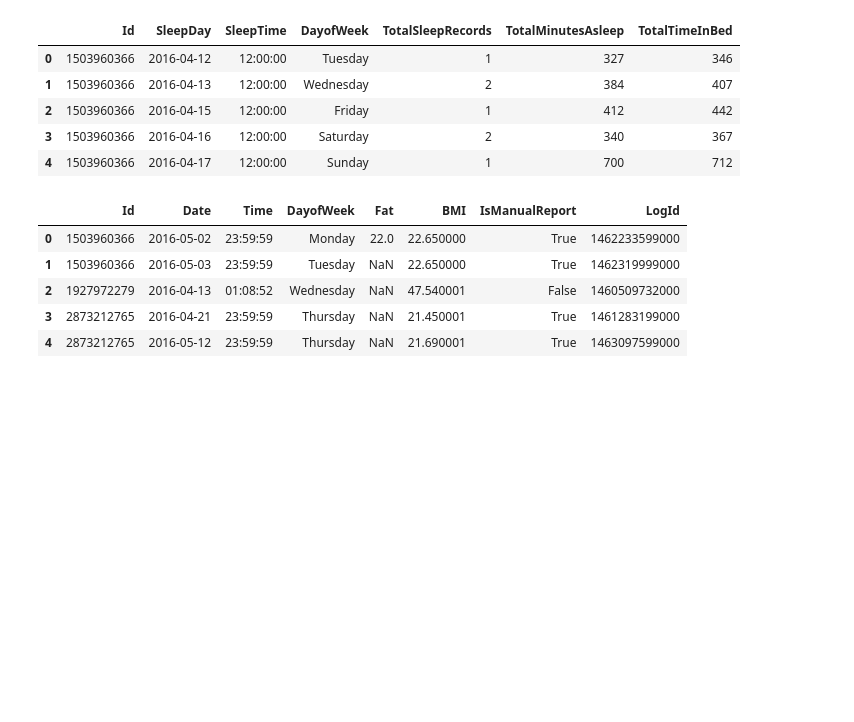
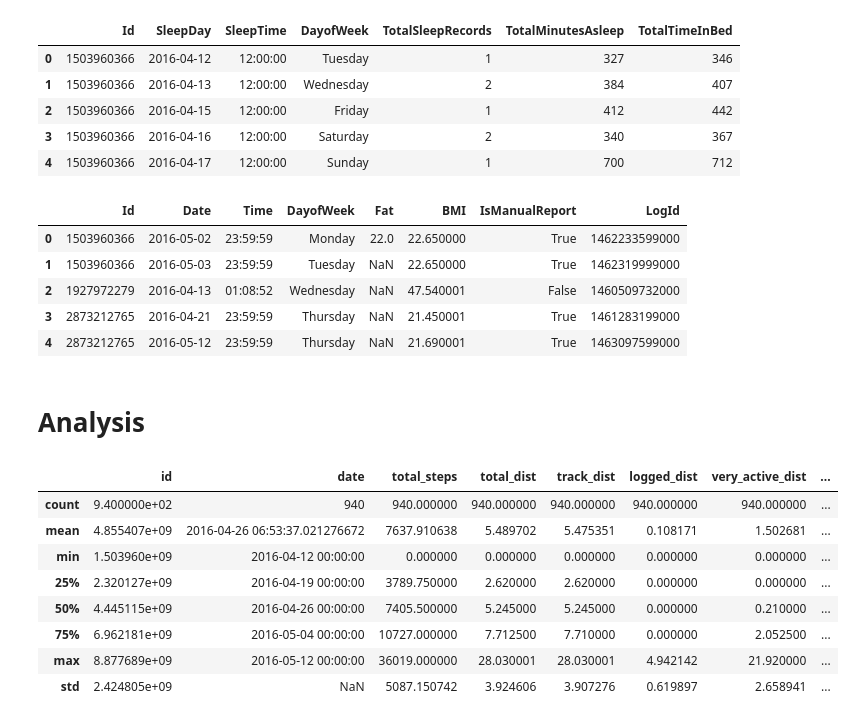
Before and after one commit to Alex-the-fish/Bellabeat-data-analysis-project, a Jupyter notebook: Bellabeat Analysis.ipynb, the cells around one changed output. Cells and saved outputs as stored; diff of their text form; code cells hidden in the pictures; blank space fills up the shorter version.

Commit message:
drop unneccesary tables, describe useful tables

```diff
--- a/Bellabeat Analysis.ipynb
+++ b/Bellabeat Analysis.ipynb
@@ -432,3 +419,18 @@ weight.head()
 # average sleep time
 #
 # recommendations based on the result
+# %% [markdown]
+# Analysis
+# %%
+# overview on the activity table
+activity.describe()
+# %% [output]
+|  | id | date | total_steps | total_dist | track_dist | logged_dist | very_active_dist | ... |
+| count | 9.400000e+02 | 940 | 940.000000 | 940.000000 | 940.000000 | 940.000000 | 940.000000 | ... |
+| mean | 4.855407e+09 | 2016-04-26 06:53:37.021276672 | 7637.910638 | 5.489702 | 5.475351 | 0.108171 | 1.502681 | ... |
+| min | 1.503960e+09 | 2016-04-12 00:00:00 | 0.000000 | 0.000000 | 0.000000 | 0.000000 | 0.000000 | ... |
+| 25% | 2.320127e+09 | 2016-04-19 00:00:00 | 3789.750000 | 2.620000 | 2.620000 | 0.000000 | 0.000000 | ... |
+| 50% | 4.445115e+09 | 2016-04-26 00:00:00 | 7405.500000 | 5.245000 | 5.245000 | 0.000000 | 0.210000 | ... |
+| 75% | 6.962181e+09 | 2016-05-04 00:00:00 | 10727.000000 | 7.712500 | 7.710000 | 0.000000 | 2.052500 | ... |
+| max | 8.877689e+09 | 2016-05-12 00:00:00 | 36019.000000 | 28.030001 | 28.030001 | 4.942142 | 21.920000 | ... |
+| std | 2.424805e+09 | NaN | 5087.150742 | 3.924606 | 3.907276 | 0.619897 | 2.658941 | ... |
```
Also changed, not shown: parts of 9 cells of this notebook.
